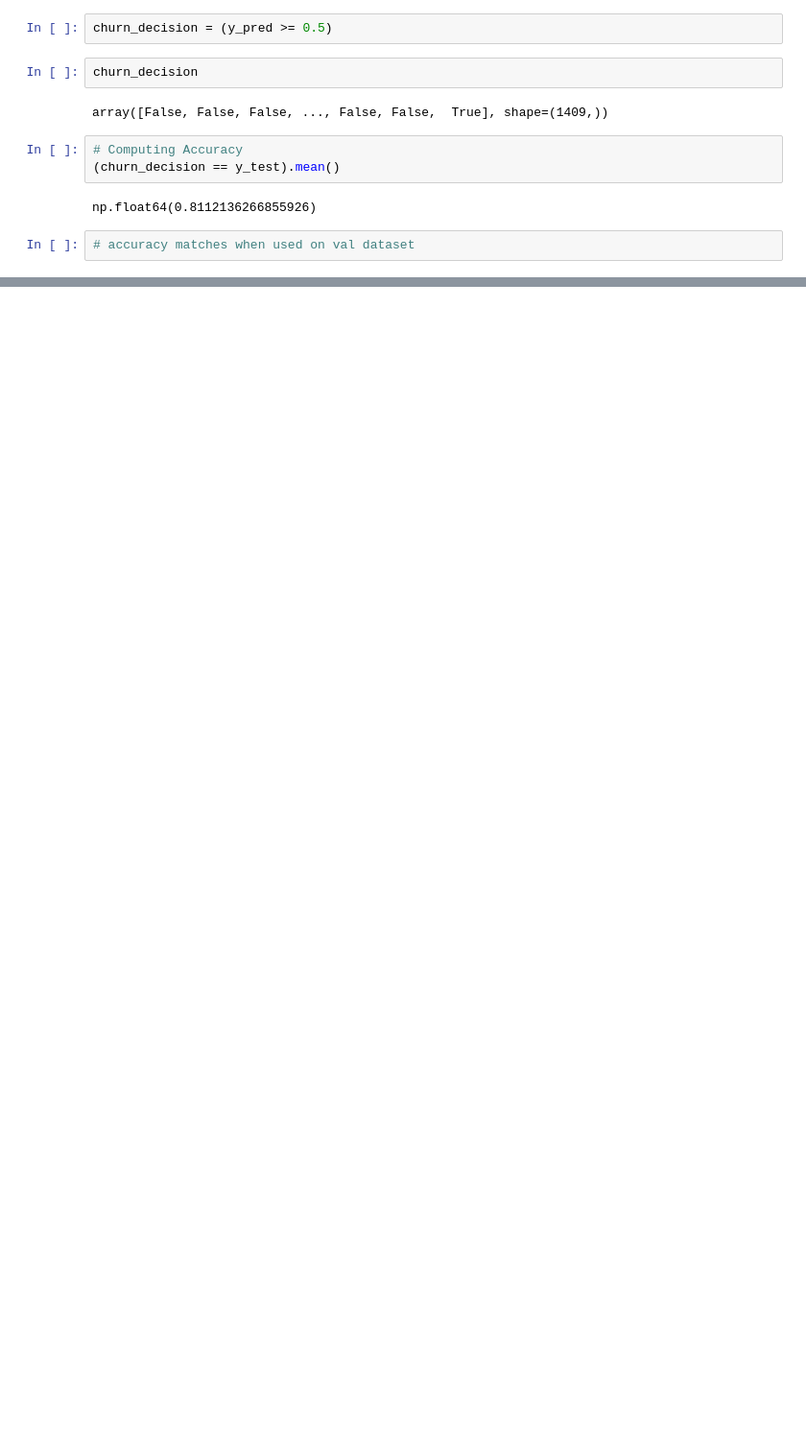
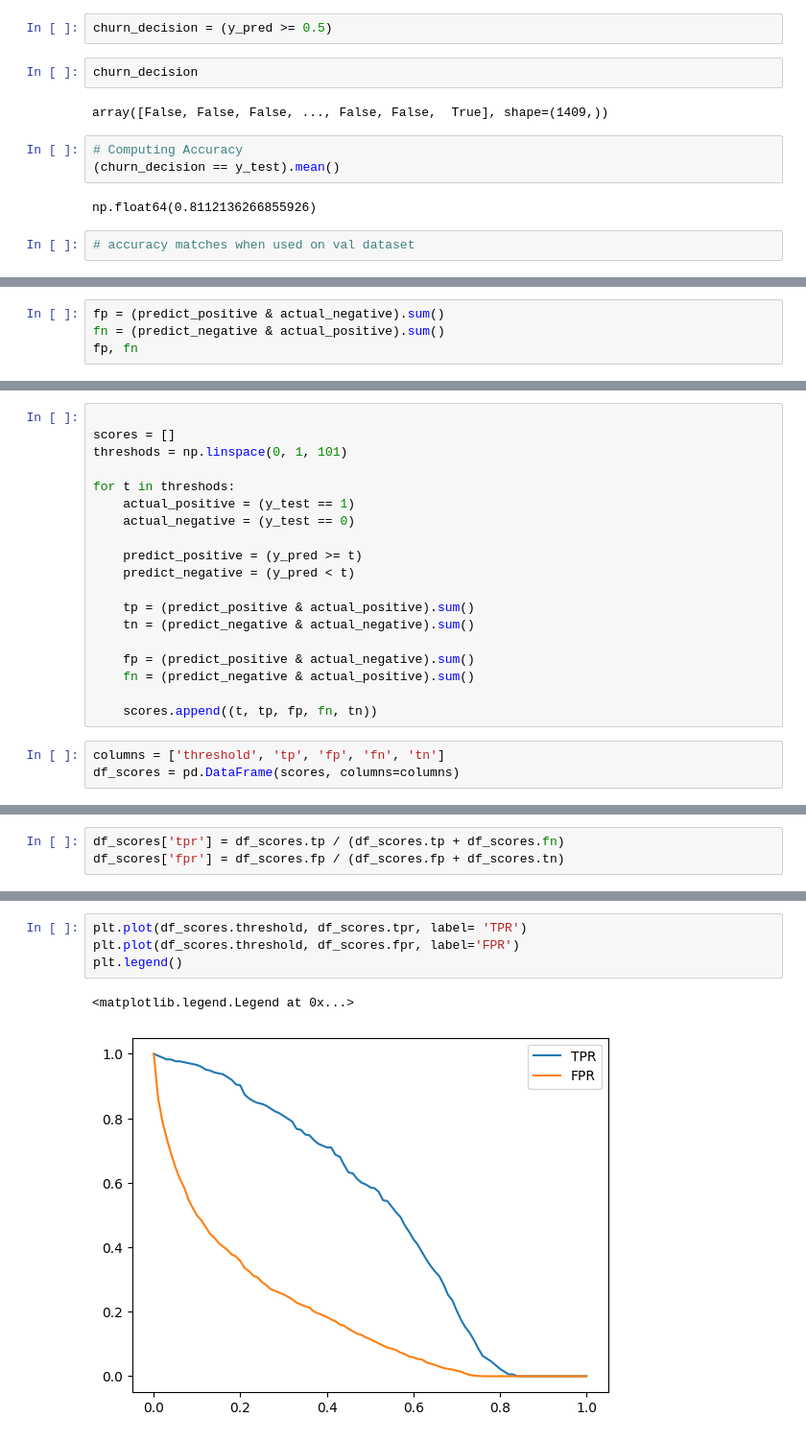
Before and after one commit to tasemgt/ml_sprint, a Jupyter notebook: ml_zoomcamp/_week3/notes.ipynb, the cells around one changed output, grey strips where cells are left out. Shown: that part at 96% size. Saved outputs shown, nothing was run; the diff lists cells and outputs as text; blank space fills up the shorter version.

```diff
--- a/ml_zoomcamp/_week3/notes.ipynb
+++ b/ml_zoomcamp/_week3/notes.ipynb
@@ -992,0 +1122,4 @@ np.float64(0.8112136266855926)
+# %%
+fp = (predict_positive & actual_negative).sum()
+fn = (predict_negative & actual_positive).sum()
+fp, fn
@@ -992,0 +1198,22 @@ np.float64(0.8112136266855926)
+# %%
+
+scores = []
+threshods = np.linspace(0, 1, 101)
+
+for t in threshods:
+    actual_positive = (y_test == 1)
+    actual_negative = (y_test == 0)
+
+    predict_positive = (y_pred >= t)
+    predict_negative = (y_pred < t)
+
+    tp = (predict_positive & actual_positive).sum()
+    tn = (predict_negative & actual_negative).sum()
+
+    fp = (predict_positive & actual_negative).sum()
+    fn = (predict_negative & actual_positive).sum()
+
+    scores.append((t, tp, fp, fn, tn))
+# %%
+columns = ['threshold', 'tp', 'fp', 'fn', 'tn']
+df_scores = pd.DataFrame(scores, columns=columns)
@@ -992,0 +1235,3 @@ np.float64(0.8112136266855926)
+# %%
+df_scores['tpr'] = df_scores.tp / (df_scores.tp + df_scores.fn)
+df_scores['fpr'] = df_scores.fp / (df_scores.fp + df_scores.tn)
@@ -992,0 +1253,7 @@ np.float64(0.8112136266855926)
+# %%
+plt.plot(df_scores.threshold, df_scores.tpr, label= 'TPR')
+plt.plot(df_scores.threshold, df_scores.fpr, label='FPR')
+plt.legend()
+# %% [output]
+<matplotlib.legend.Legend at 0x...>
+[figure, added]
```
Also changed, not shown: parts of 116 cells of this notebook.
